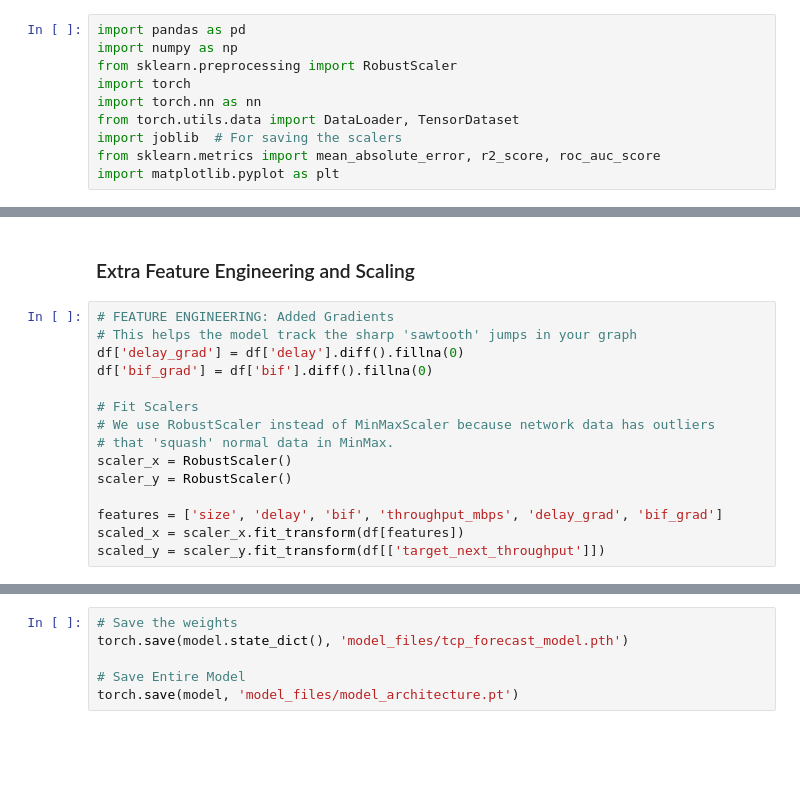
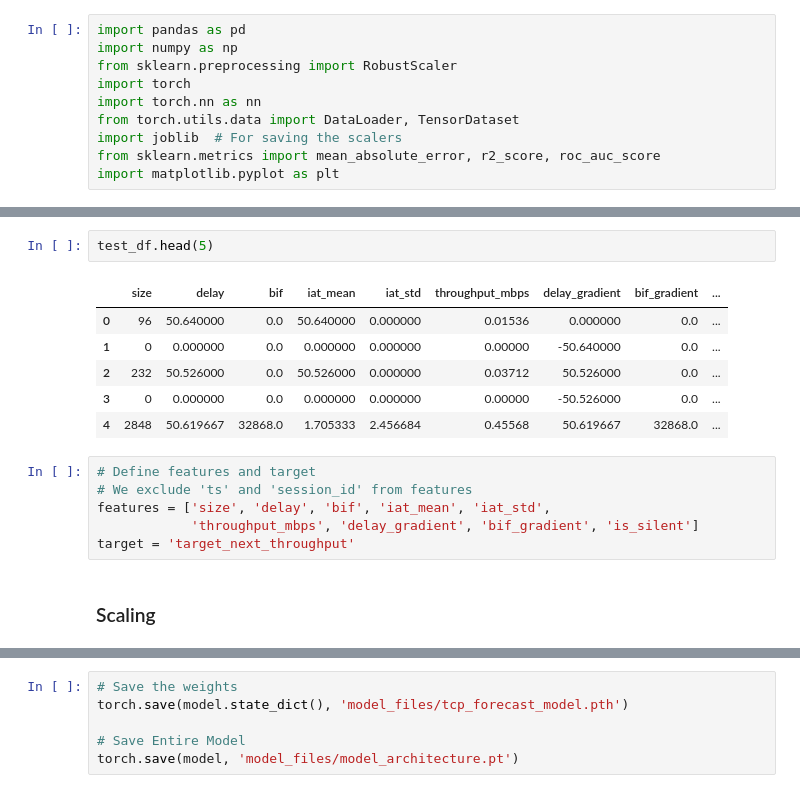
Before and after one commit to Tayebwa-ian/Real_Time_TCP_traffic_Forecasting, a Jupyter notebook: src/training.ipynb, the cells around one changed output, grey strips where cells are left out. Saved outputs shown, nothing was run; the diff lists cells and outputs as text; blank space fills up the shorter version.

```diff
--- a/src/training.ipynb
+++ b/src/training.ipynb
@@ -52,17 +30,17 @@ dtype: int64
+# %%
+test_df.head(5)
+# %% [output]
+|  | size | delay | bif | iat_mean | iat_std | throughput_mbps | delay_gradient | bif_gradient | ... |
+| 0 | 96 | 50.640000 | 0.0 | 50.640000 | 0.000000 | 0.01536 | 0.000000 | 0.0 | ... |
+| 1 | 0 | 0.000000 | 0.0 | 0.000000 | 0.000000 | 0.00000 | -50.640000 | 0.0 | ... |
+| 2 | 232 | 50.526000 | 0.0 | 50.526000 | 0.000000 | 0.03712 | 50.526000 | 0.0 | ... |
+| 3 | 0 | 0.000000 | 0.0 | 0.000000 | 0.000000 | 0.00000 | -50.526000 | 0.0 | ... |
+| 4 | 2848 | 50.619667 | 32868.0 | 1.705333 | 2.456684 | 0.45568 | 50.619667 | 32868.0 | ... |
+# %%
+# Define features and target
+# We exclude 'ts' and 'session_id' from features
+features = ['size', 'delay', 'bif', 'iat_mean', 'iat_std',
+            'throughput_mbps', 'delay_gradient', 'bif_gradient', 'is_silent']
+target = 'target_next_throughput'
 # %% [markdown]
-### Extra Feature Engineering and Scaling
+### Scaling
-# %%
-# FEATURE ENGINEERING: Added Gradients
-# This helps the model track the sharp 'sawtooth' jumps in your graph
-df['delay_grad'] = df['delay'].diff().fillna(0)
-df['bif_grad'] = df['bif'].diff().fillna(0)
-
-# Fit Scalers
-# We use RobustScaler instead of MinMaxScaler because network data has outliers
-# that 'squash' normal data in MinMax.
-scaler_x = RobustScaler()
-scaler_y = RobustScaler()
-
-features = ['size', 'delay', 'bif', 'throughput_mbps', 'delay_grad', 'bif_grad']
-scaled_x = scaler_x.fit_transform(df[features])
-scaled_y = scaler_y.fit_transform(df[['target_next_throughput']])
```
Also changed, not shown: parts of 31 cells of this notebook, 9 other files.
